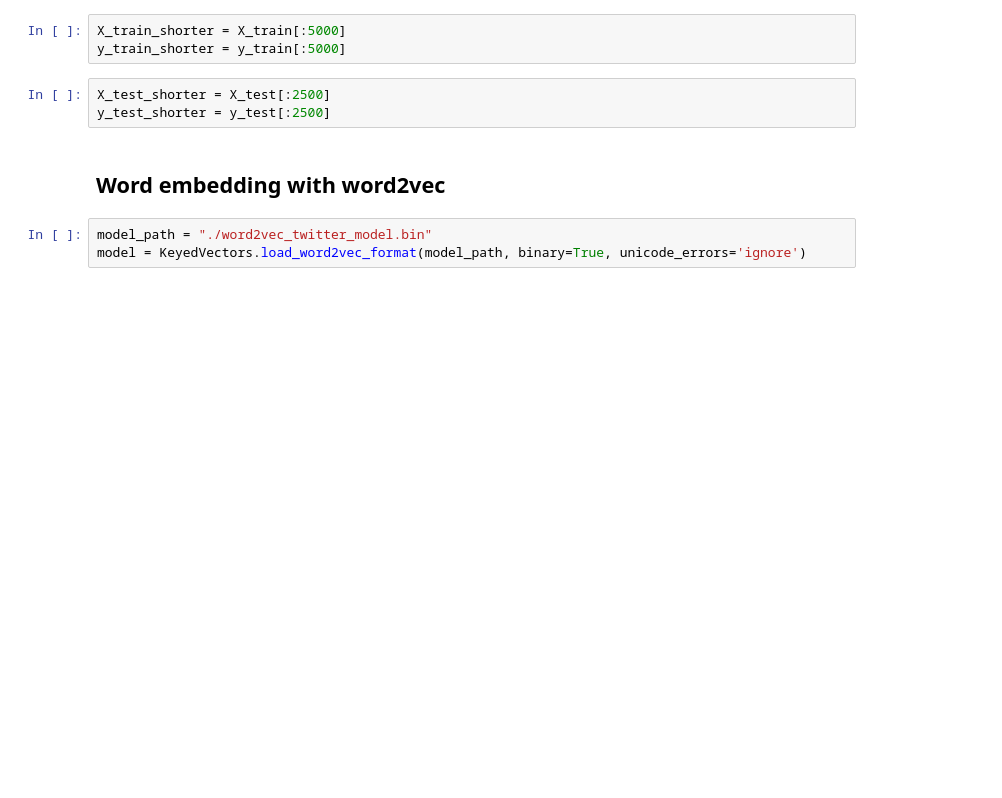
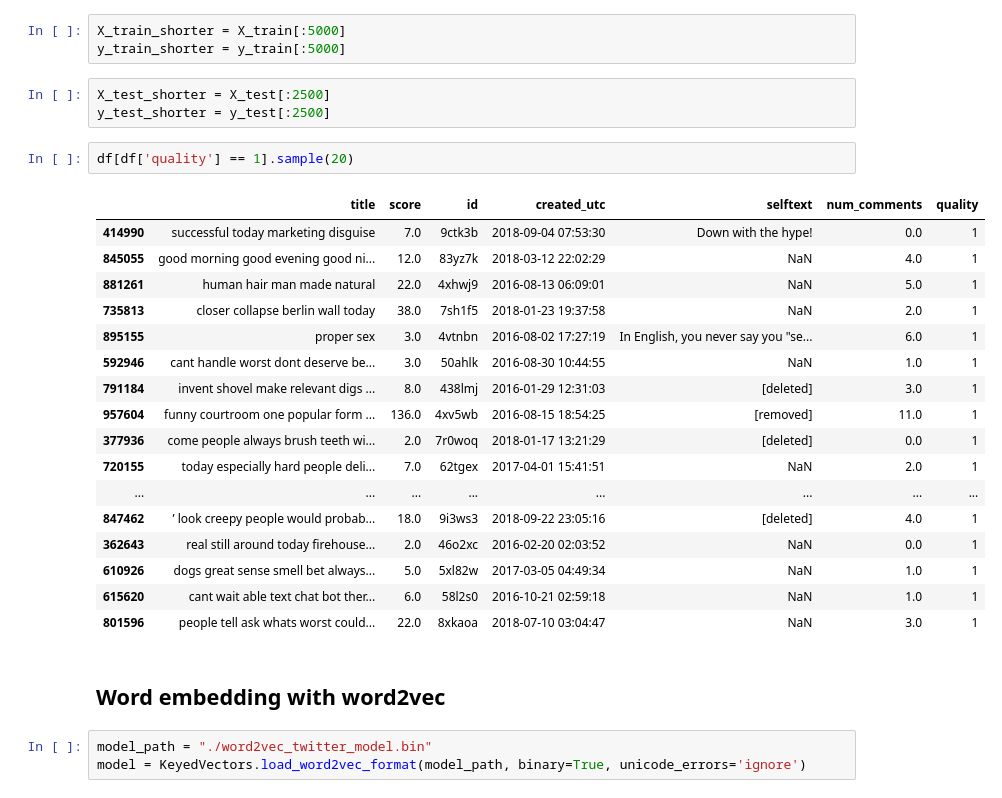
Before and after one commit to luketibbott/Predicting-the-sucess-of-showerthoughts, a Jupyter notebook: word2vec.ipynb, the cells around one changed output. Saved outputs shown, nothing was run; the diff lists cells and outputs as text; blank space fills up the shorter version.

```diff
--- a/word2vec.ipynb
+++ b/word2vec.ipynb
@@ -64,6 +65,26 @@ y_train_shorter = y_train[:5000]
 # %%
 X_test_shorter = X_test[:2500]
 y_test_shorter = y_test[:2500]
+# %%
+df[df['quality'] == 1].sample(20)
+# %% [output]
+|  | title | score | id | created_utc | selftext | num_comments | quality |
+| 414990 | successful today marketing disguise | 7.0 | 9ctk3b | 2018-09-04 07:53:30 | Down with the hype! | 0.0 | 1 |
+| 845055 | good morning good evening good ni... | 12.0 | 83yz7k | 2018-03-12 22:02:29 | NaN | 4.0 | 1 |
+| 881261 | human hair man made natural | 22.0 | 4xhwj9 | 2016-08-13 06:09:01 | NaN | 5.0 | 1 |
+| 735813 | closer collapse berlin wall today | 38.0 | 7sh1f5 | 2018-01-23 19:37:58 | NaN | 2.0 | 1 |
+| 895155 | proper sex | 3.0 | 4vtnbn | 2016-08-02 17:27:19 | In English, you never say you "se... | 6.0 | 1 |
+| 592946 | cant handle worst dont deserve be... | 3.0 | 50ahlk | 2016-08-30 10:44:55 | NaN | 1.0 | 1 |
+| 791184 | invent shovel make relevant digs ... | 8.0 | 438lmj | 2016-01-29 12:31:03 | [deleted] | 3.0 | 1 |
+| 957604 | funny courtroom one popular form ... | 136.0 | 4xv5wb | 2016-08-15 18:54:25 | [removed] | 11.0 | 1 |
+| 377936 | come people always brush teeth wi... | 2.0 | 7r0woq | 2018-01-17 13:21:29 | [deleted] | 0.0 | 1 |
+| 720155 | today especially hard people deli... | 7.0 | 62tgex | 2017-04-01 15:41:51 | NaN | 2.0 | 1 |
+| ... | ... | ... | ... | ... | ... | ... | ... |
+| 847462 | ’ look creepy people would probab... | 18.0 | 9i3ws3 | 2018-09-22 23:05:16 | [deleted] | 4.0 | 1 |
+| 362643 | real still around today firehouse... | 2.0 | 46o2xc | 2016-02-20 02:03:52 | NaN | 0.0 | 1 |
+| 610926 | dogs great sense smell bet always... | 5.0 | 5xl82w | 2017-03-05 04:49:34 | NaN | 1.0 | 1 |
+| 615620 | cant wait able text chat bot ther... | 6.0 | 58l2s0 | 2016-10-21 02:59:18 | NaN | 1.0 | 1 |
+| 801596 | people tell ask whats worst could... | 22.0 | 8xkaoa | 2018-07-10 03:04:47 | NaN | 3.0 | 1 |
 # %% [markdown]
 ## Word embedding with word2vec
 # %%
```
Also changed, not shown: parts of 13 cells of this notebook.
